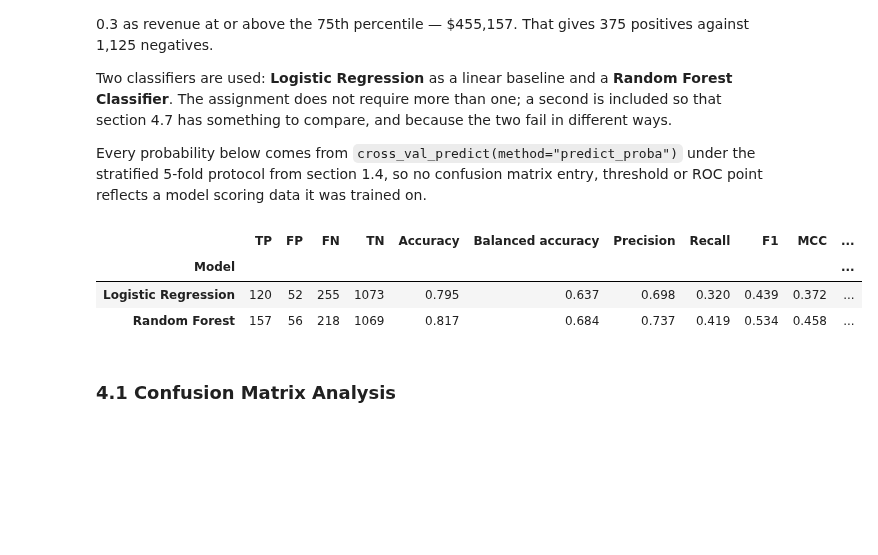
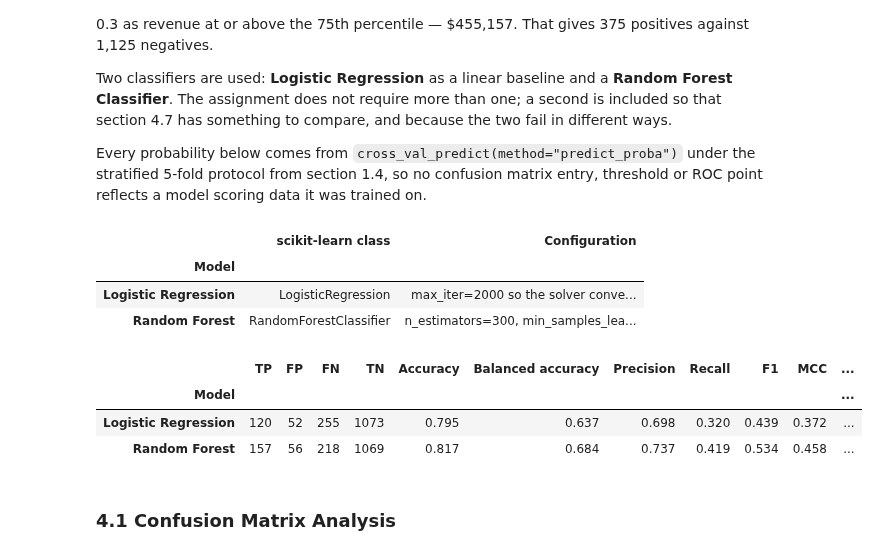
Before and after one commit to shonmazon/Data_Science, a Jupyter notebook: assignment2-error-analysis/notebooks/steam_error_analysis.ipynb, the cells around one changed output. Saved outputs shown, nothing was run; the diff lists cells and outputs as text; code cells hidden in the pictures; blank space fills up the shorter version.

```diff
--- a/assignment2-error-analysis/notebooks/steam_error_analysis.ipynb
+++ b/assignment2-error-analysis/notebooks/steam_error_analysis.ipynb
@@ -1454,37 +1455,44 @@ entry, threshold or ROC point reflects a model scoring data it was trained on.
 from sklearn.metrics import confusion_matrix, roc_auc_score, roc_curve
 
 from error_analysis.classification_models import (
     BETA_VALUES,
     DEFAULT_THRESHOLD,
     compare_features_by_outcome,
+    describe_classifier_hyperparameters,
     confidence_of_prediction,
     error_rate_by_revenue_decile,
     fbeta_grid,
     high_confidence_errors,
     out_of_fold_probabilities,
     summarise_classifiers,
     summarise_confidence,
     threshold_sweep,
 )
 from error_analysis.plots import (
     plot_confidence_distributions,
     plot_confusion_matrices,
     plot_error_rate_by_decile,
     plot_fbeta_curves,
     plot_feature_outcome_distributions,
     plot_roc_curves,
     plot_threshold_curves,
 )
 
 class_target = games[CLASSIFICATION_TARGET]
 class_probabilities = out_of_fold_probabilities(games[ALL_FEATURES], class_target, CLASSIFICATION_CV)
 
+display(describe_classifier_hyperparameters())
+
 summarise_classifiers(class_target, class_probabilities)
 # %% [output]
-|  | TP | FP | FN | TN | Accuracy | Balanced accuracy | Precision | Recall | F1 | MCC | ... |
-| Model |  |  |  |  |  |  |  |  |  |  | ... |
-| Logistic Regression | 120 | 52 | 255 | 1073 | 0.795 | 0.637 | 0.698 | 0.320 | 0.439 | 0.372 | ... |
-| Random Forest | 157 | 56 | 218 | 1069 | 0.817 | 0.684 | 0.737 | 0.419 | 0.534 | 0.458 | ... |
+|  | scikit-learn class | Configuration |
+| Model |  |  |
+| Logistic Regression | LogisticRegression | max_iter=2000 so the solver conve... |
+| Random Forest | RandomForestClassifier | n_estimators=300, min_samples_lea... |
+|  | TP | FP | FN | TN | Accuracy | Balanced accuracy | Precision | Recall | F1 | MCC | ... |
+| Model |  |  |  |  |  |  |  |  |  |  | ... |
+| Logistic Regression | 120 | 52 | 255 | 1073 | 0.795 | 0.637 | 0.698 | 0.320 | 0.439 | 0.372 | ... |
+| Random Forest | 157 | 56 | 218 | 1069 | 0.817 | 0.684 | 0.737 | 0.419 | 0.534 | 0.458 | ... |
 # %% [markdown]
 ### 4.1 Confusion Matrix Analysis
 # %%
```
Also changed, not shown: parts of 8 cells of this notebook, 2 other files.
